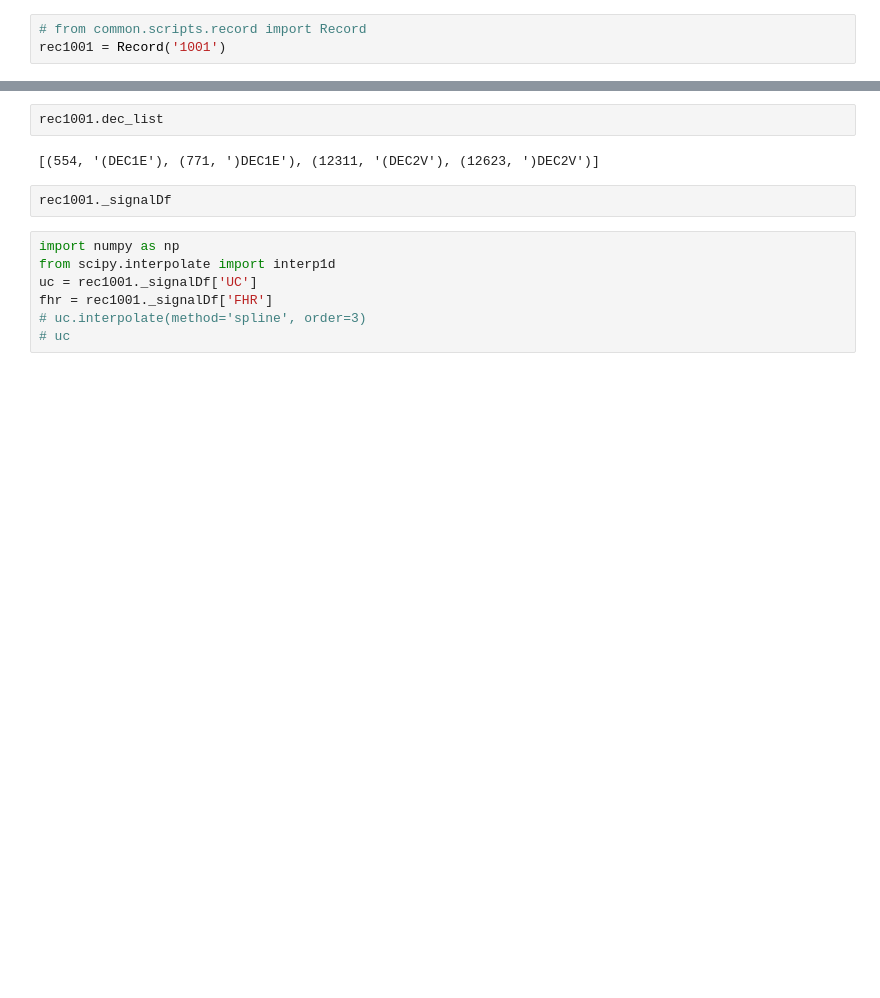
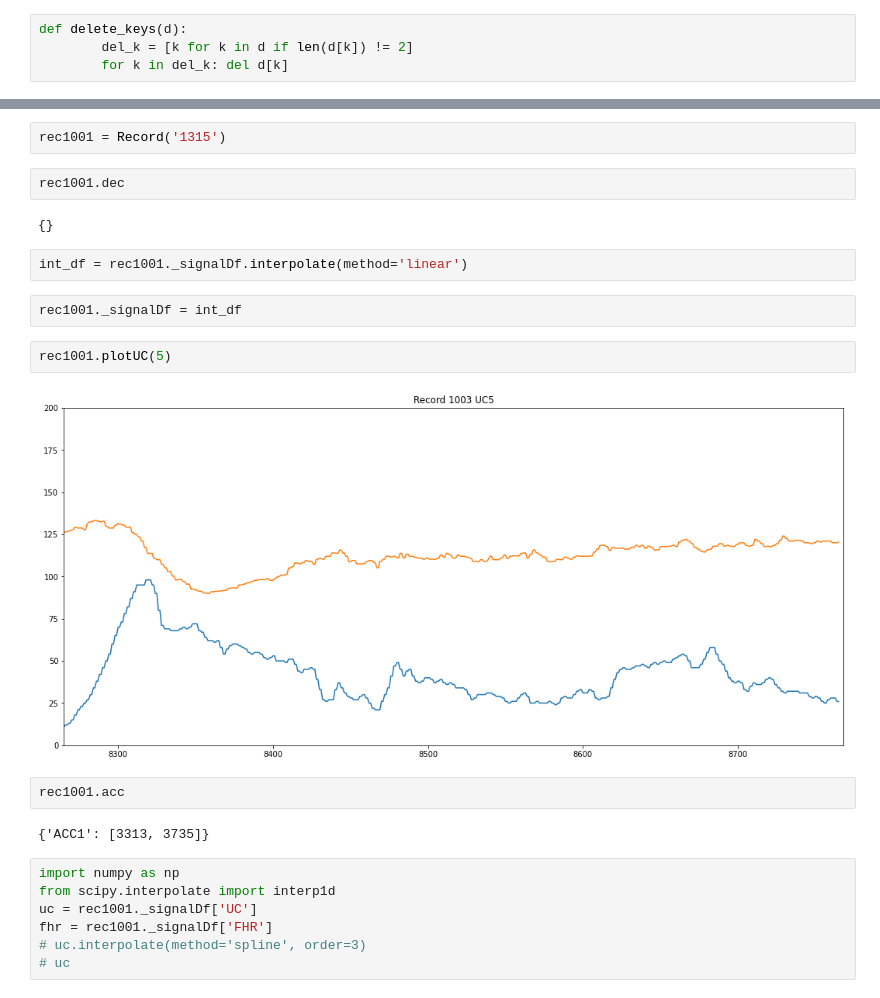
Before and after one commit to verboutsm/uva_capstone_F21_fhr_detection, a Jupyter notebook: common/ipynb_tests/Reading MAT Annotations.ipynb, the cells around one changed output, grey strips where cells are left out. Drawn from its saved outputs; the diff is of its cells as text; blank space fills up the shorter version.

Commit message:
updated record class to support other annotations

```diff
--- a/common/ipynb_tests/Reading MAT Annotations.ipynb
+++ b/common/ipynb_tests/Reading MAT Annotations.ipynb
@@ -119,3 +1,4 @@ class Record():
 # %%
-# from common.scripts.record import Record
-rec1001 = Record('1001')
+def delete_keys(d):
+        del_k = [k for k in d if len(d[k]) != 2]
+        for k in del_k: del d[k]
@@ -122,9 +129,21 @@ rec1001 = Record('1001')
+# %%
+rec1001 = Record('1315')
+# %%
+rec1001.dec
+# %% [output]
+{}
 # %%
-rec1001.dec_list
+int_df = rec1001._signalDf.interpolate(method='linear')
-# %% [output]
-[(554, '(DEC1E'), (771, ')DEC1E'), (12311, '(DEC2V'), (12623, ')DEC2V')]
+# %%
+rec1001._signalDf = int_df
+# %%
+rec1001.plotUC(5)
+# %% [output]
+[figure, added]
 # %%
-rec1001._signalDf
+rec1001.acc
+# %% [output]
+{'ACC1': [3313, 3735]}
 # %%
 import numpy as np
 from scipy.interpolate import interp1d
```
Also changed, not shown: parts of 2 cells of this notebook.
